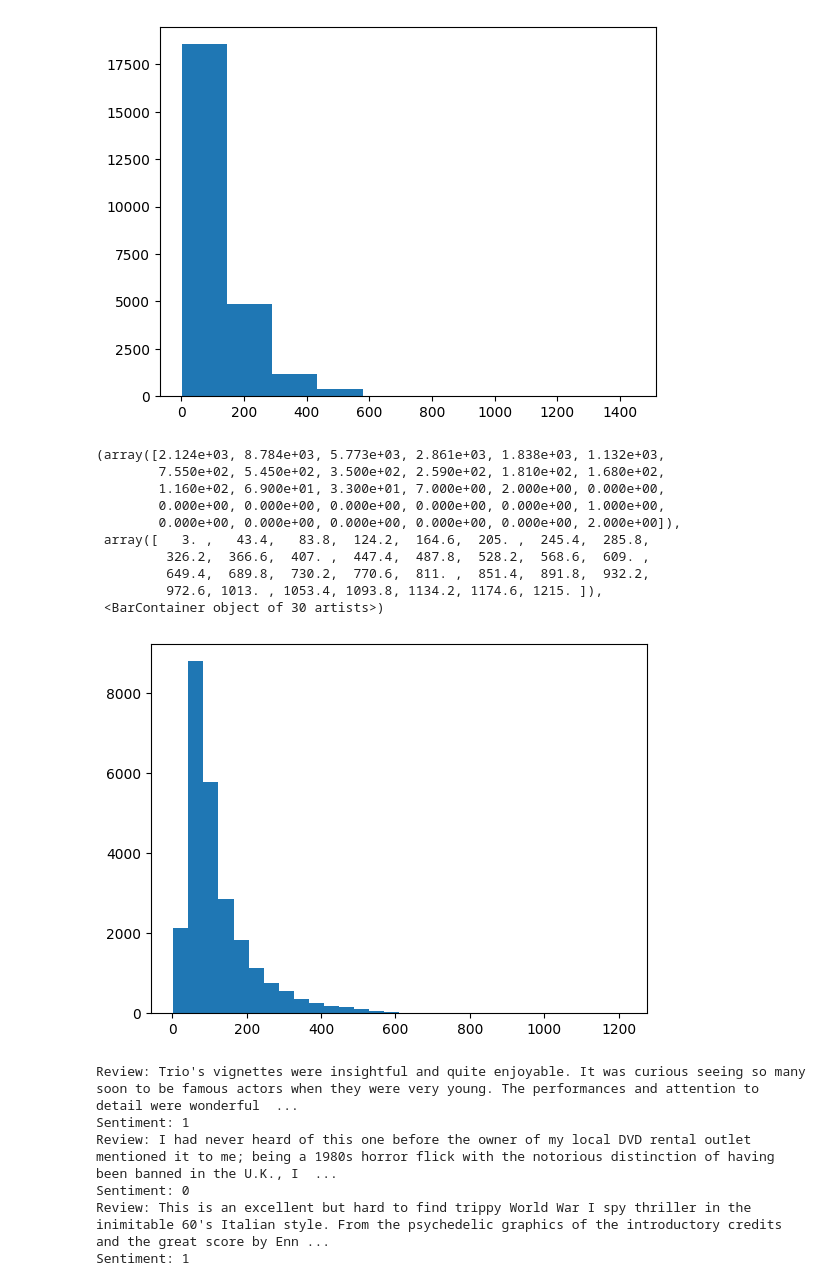
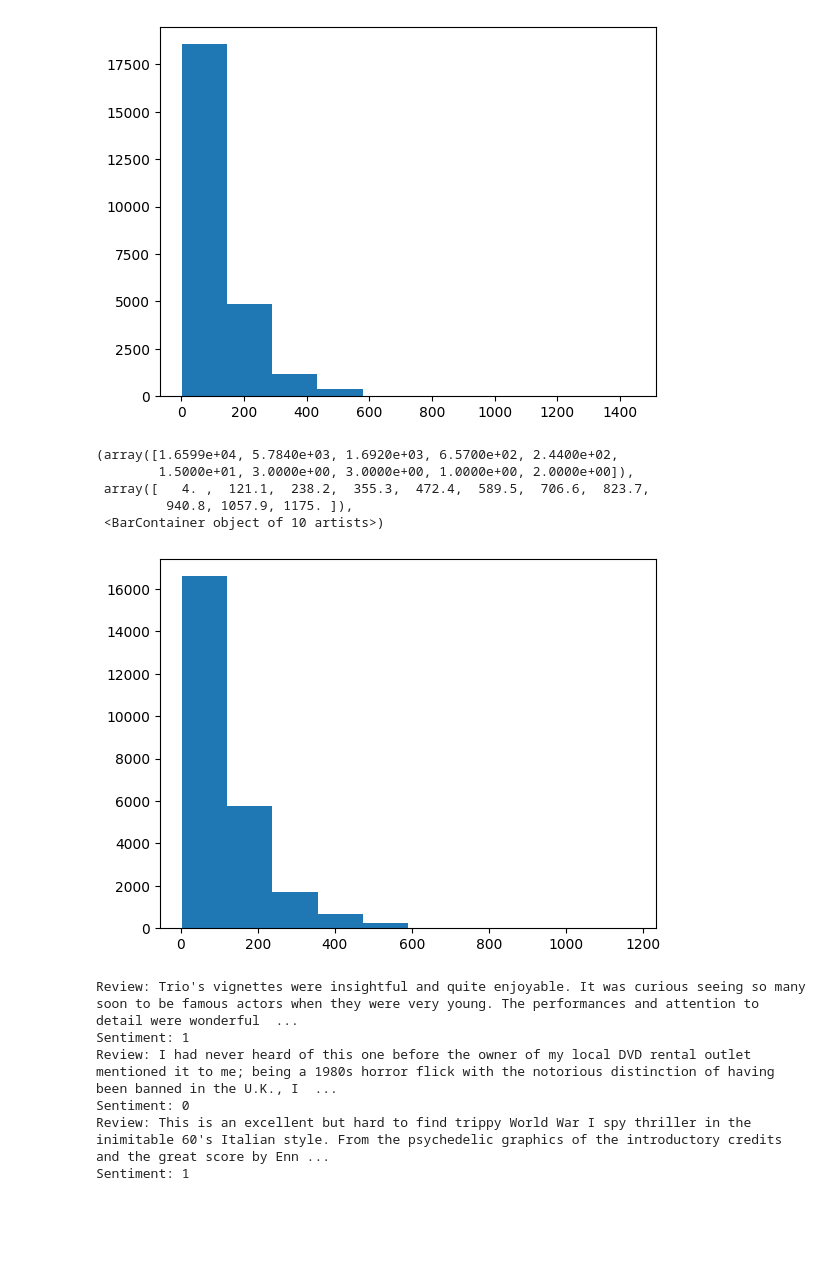
Before and after one commit to LCDA-UCP/dl_with_pytorch, a Jupyter notebook: exercises/session15-16-17/rnn_imdb_exercises.ipynb, the cells around one changed output. Drawn from its saved outputs; the diff is of its cells as text; code cells hidden in the pictures; blank space fills up the shorter version.

```diff
--- a/exercises/session15-16-17/rnn_imdb_exercises.ipynb
+++ b/exercises/session15-16-17/rnn_imdb_exercises.ipynb
@@ -112,7 +112,7 @@ def tokenize_text(text):
     return nltk.word_tokenize(text)
 
 train['tokens'] = train['preproc_review'].apply(tokenize_text)
-#test['tokens'] = test['preproc_review'].apply(tokenize_text)
+test['tokens'] = test['preproc_review'].apply(tokenize_text)
 # %%
 top5000 = pd.Series([word for tokens in train['tokens'] for word in tokens]).value_counts().index[:5000]
 
@@ -168,6 +168,7 @@ def tokens_to_idx(tokens):
     # return idx
 
 train['indices'] = train['tokens'].apply(tokens_to_idx)
+test['indices'] = test['tokens'].apply(tokens_to_idx)
 # %%
 train.head()
 # %% [output]
@@ -187,6 +188,7 @@ def pad_truncate(token, max_length=MAX_LENGTH):
         return token + [vocab['<pad>']] * (max_length - len(token))
 
 train['pad_trunc'] = train['indices'].apply(pad_truncate)
+test['pad_trunc'] = test['indices'].apply(pad_truncate)
 # %%
 train.head()
 # %% [output]
@@ -294,19 +298,18 @@ plt.hist(tamanhos, bins=10)
  <BarContainer object of 10 artists>)
 [figure]
 # %%
-# ...
+# length of reviews (histogram)
+import matplotlib.pyplot as plt
+
+tamanhos = test['tokens'].apply(len)
+plt.hist(tamanhos, bins=10)
 # %% [output]
-(array([2.124e+03, 8.784e+03, 5.773e+03, 2.861e+03, 1.838e+03, 1.132e+03,
-        7.550e+02, 5.450e+02, 3.500e+02, 2.590e+02, 1.810e+02, 1.680e+02,
-        1.160e+02, 6.900e+01, 3.300e+01, 7.000e+00, 2.000e+00, 0.000e+00,
-        0.000e+00, 0.000e+00, 0.000e+00, 0.000e+00, 0.000e+00, 1.000e+00,
-        0.000e+00, 0.000e+00, 0.000e+00, 0.000e+00, 0.000e+00, 2.000e+00]),
- array([   3. ,   43.4,   83.8,  124.2,  164.6,  205. ,  245.4,  285.8,
-         326.2,  366.6,  407. ,  447.4,  487.8,  528.2,  568.6,  609. ,
-         649.4,  689.8,  730.2,  770.6,  811. ,  851.4,  891.8,  932.2,
-         972.6, 1013. , 1053.4, 1093.8, 1134.2, 1174.6, 1215. ]),
- <BarContainer object of 30 artists>)
+(array([1.6599e+04, 5.7840e+03, 1.6920e+03, 6.5700e+02, 2.4400e+02,
+        1.5000e+01, 3.0000e+00, 3.0000e+00, 1.0000e+00, 2.0000e+00]),
+ array([   4. ,  121.1,  238.2,  355.3,  472.4,  589.5,  706.6,  823.7,
+         940.8, 1057.9, 1175. ]),
+ <BarContainer object of 10 artists>)
-[figure, old version]
+[figure, new version]
 # %%
 # print reviews and sentiment labels
 for i in range(3):
```
Also changed, not shown: parts of 4 cells of this notebook.
